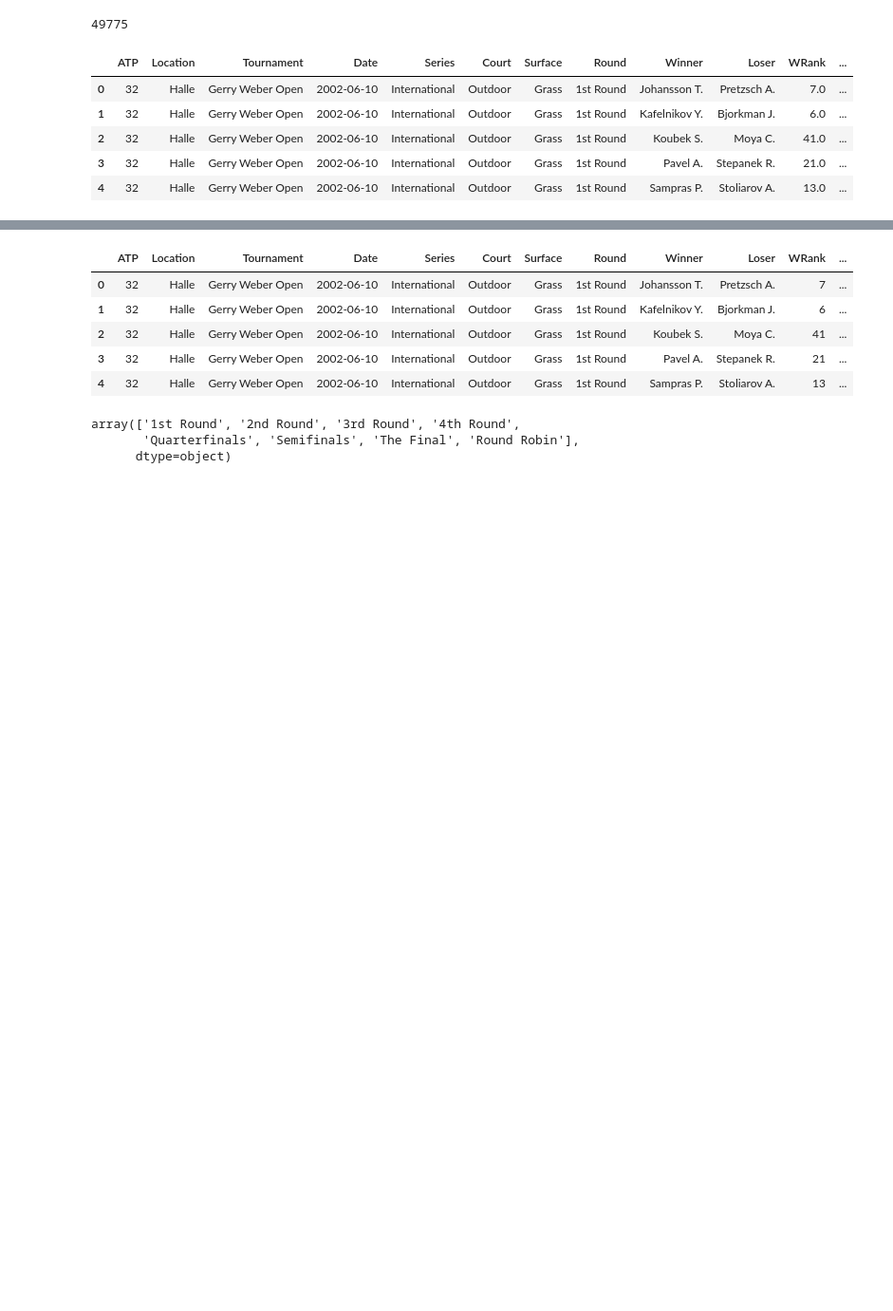
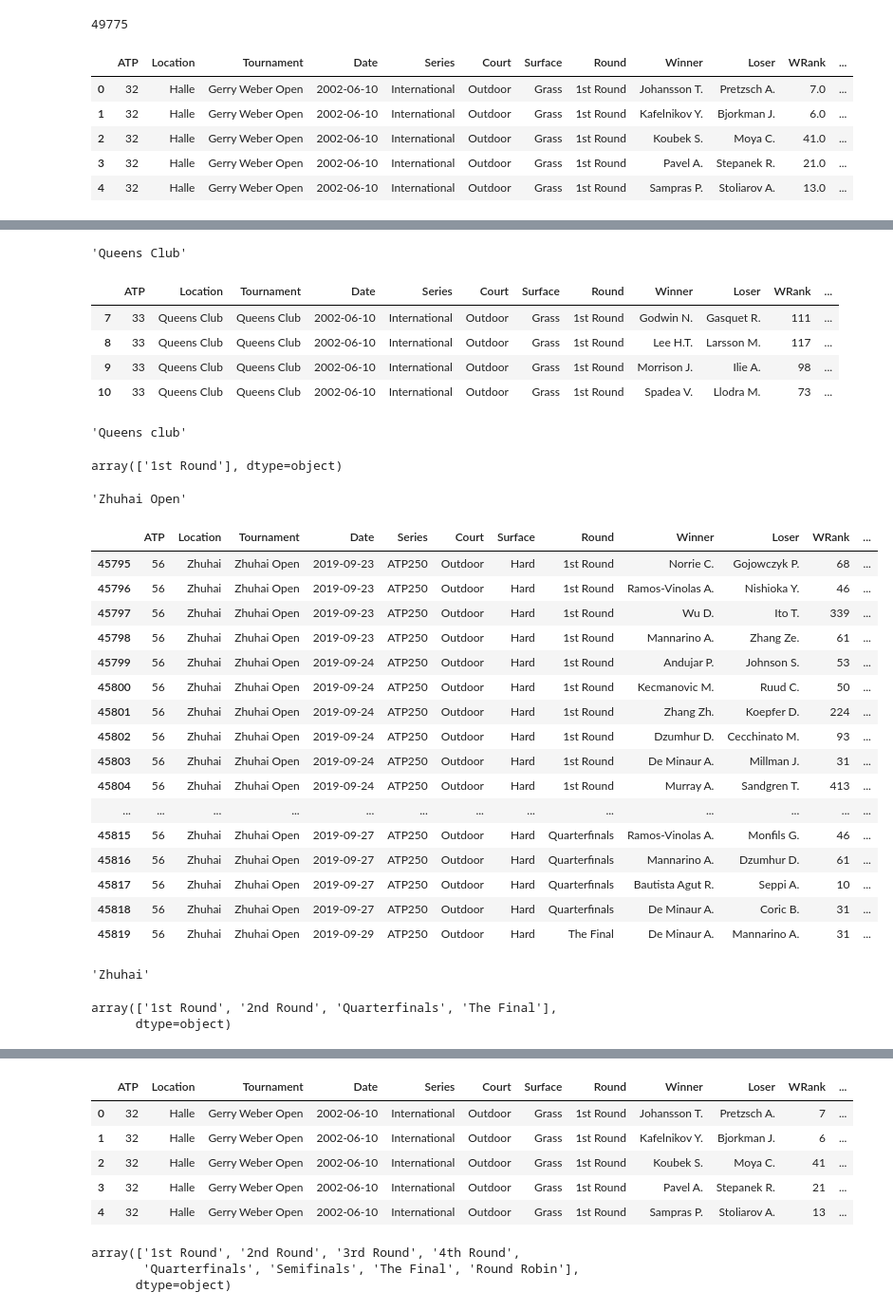
Before and after one commit to rielaben/Tennis_Modeling, a Jupyter notebook: data_aggregating.ipynb, the cells around one changed output, grey strips where cells are left out. Shown at 95% size. Saved outputs shown, nothing was run; the diff lists cells and outputs as text; code cells hidden in the pictures; blank space fills up the shorter version.

```diff
--- a/data_aggregating.ipynb
+++ b/data_aggregating.ipynb
@@ -168 +208,38 @@ dtype: object
+# %%
+queens_club = tennis_df[tennis_df['Tournament']=='Queens Club']
+display('Queens Club', queens_club)
+display("Queens club", queens_club['Round'].unique())
+zhuhai = tennis_df[tennis_df['Tournament']=='Zhuhai Open']
+display('Zhuhai Open', zhuhai)
+display("Zhuhai", zhuhai['Round'].unique())
+# %% [output]
+'Queens Club'
+|  | ATP | Location | Tournament | Date | Series | Court | Surface | Round | Winner | Loser | WRank | ... |
+| 7 | 33 | Queens Club | Queens Club | 2002-06-10 | International | Outdoor | Grass | 1st Round | Godwin N. | Gasquet R. | 111 | ... |
+| 8 | 33 | Queens Club | Queens Club | 2002-06-10 | International | Outdoor | Grass | 1st Round | Lee H.T. | Larsson M. | 117 | ... |
+| 9 | 33 | Queens Club | Queens Club | 2002-06-10 | International | Outdoor | Grass | 1st Round | Morrison J. | Ilie A. | 98 | ... |
+| 10 | 33 | Queens Club | Queens Club | 2002-06-10 | International | Outdoor | Grass | 1st Round | Spadea V. | Llodra M. | 73 | ... |
+'Queens club'
+array(['1st Round'], dtype=object)
+'Zhuhai Open'
+|  | ATP | Location | Tournament | Date | Series | Court | Surface | Round | Winner | Loser | WRank | ... |
+| 45795 | 56 | Zhuhai | Zhuhai Open | 2019-09-23 | ATP250 | Outdoor | Hard | 1st Round | Norrie C. | Gojowczyk P. | 68 | ... |
+| 45796 | 56 | Zhuhai | Zhuhai Open | 2019-09-23 | ATP250 | Outdoor | Hard | 1st Round | Ramos-Vinolas A. | Nishioka Y. | 46 | ... |
+| 45797 | 56 | Zhuhai | Zhuhai Open | 2019-09-23 | ATP250 | Outdoor | Hard | 1st Round | Wu D. | Ito T. | 339 | ... |
+| 45798 | 56 | Zhuhai | Zhuhai Open | 2019-09-23 | ATP250 | Outdoor | Hard | 1st Round | Mannarino A. | Zhang Ze. | 61 | ... |
+| 45799 | 56 | Zhuhai | Zhuhai Open | 2019-09-24 | ATP250 | Outdoor | Hard | 1st Round | Andujar P. | Johnson S. | 53 | ... |
+| 45800 | 56 | Zhuhai | Zhuhai Open | 2019-09-24 | ATP250 | Outdoor | Hard | 1st Round | Kecmanovic M. | Ruud C. | 50 | ... |
+| 45801 | 56 | Zhuhai | Zhuhai Open | 2019-09-24 | ATP250 | Outdoor | Hard | 1st Round | Zhang Zh. | Koepfer D. | 224 | ... |
+| 45802 | 56 | Zhuhai | Zhuhai Open | 2019-09-24 | ATP250 | Outdoor | Hard | 1st Round | Dzumhur D. | Cecchinato M. | 93 | ... |
+| 45803 | 56 | Zhuhai | Zhuhai Open | 2019-09-24 | ATP250 | Outdoor | Hard | 1st Round | De Minaur A. | Millman J. | 31 | ... |
+| 45804 | 56 | Zhuhai | Zhuhai Open | 2019-09-24 | ATP250 | Outdoor | Hard | 1st Round | Murray A. | Sandgren T. | 413 | ... |
+| ... | ... | ... | ... | ... | ... | ... | ... | ... | ... | ... | ... | ... |
+| 45815 | 56 | Zhuhai | Zhuhai Open | 2019-09-27 | ATP250 | Outdoor | Hard | Quarterfinals | Ramos-Vinolas A. | Monfils G. | 46 | ... |
+| 45816 | 56 | Zhuhai | Zhuhai Open | 2019-09-27 | ATP250 | Outdoor | Hard | Quarterfinals | Mannarino A. | Dzumhur D. | 61 | ... |
+| 45817 | 56 | Zhuhai | Zhuhai Open | 2019-09-27 | ATP250 | Outdoor | Hard | Quarterfinals | Bautista Agut R. | Seppi A. | 10 | ... |
+| 45818 | 56 | Zhuhai | Zhuhai Open | 2019-09-27 | ATP250 | Outdoor | Hard | Quarterfinals | De Minaur A. | Coric B. | 31 | ... |
+| 45819 | 56 | Zhuhai | Zhuhai Open | 2019-09-29 | ATP250 | Outdoor | Hard | The Final | De Minaur A. | Mannarino A. | 31 | ... |
+'Zhuhai'
+array(['1st Round', '2nd Round', 'Quarterfinals', 'The Final'],
+      dtype=object)
 # %%
```
Also changed, not shown: parts of 24 cells of this notebook, 1 other file.
